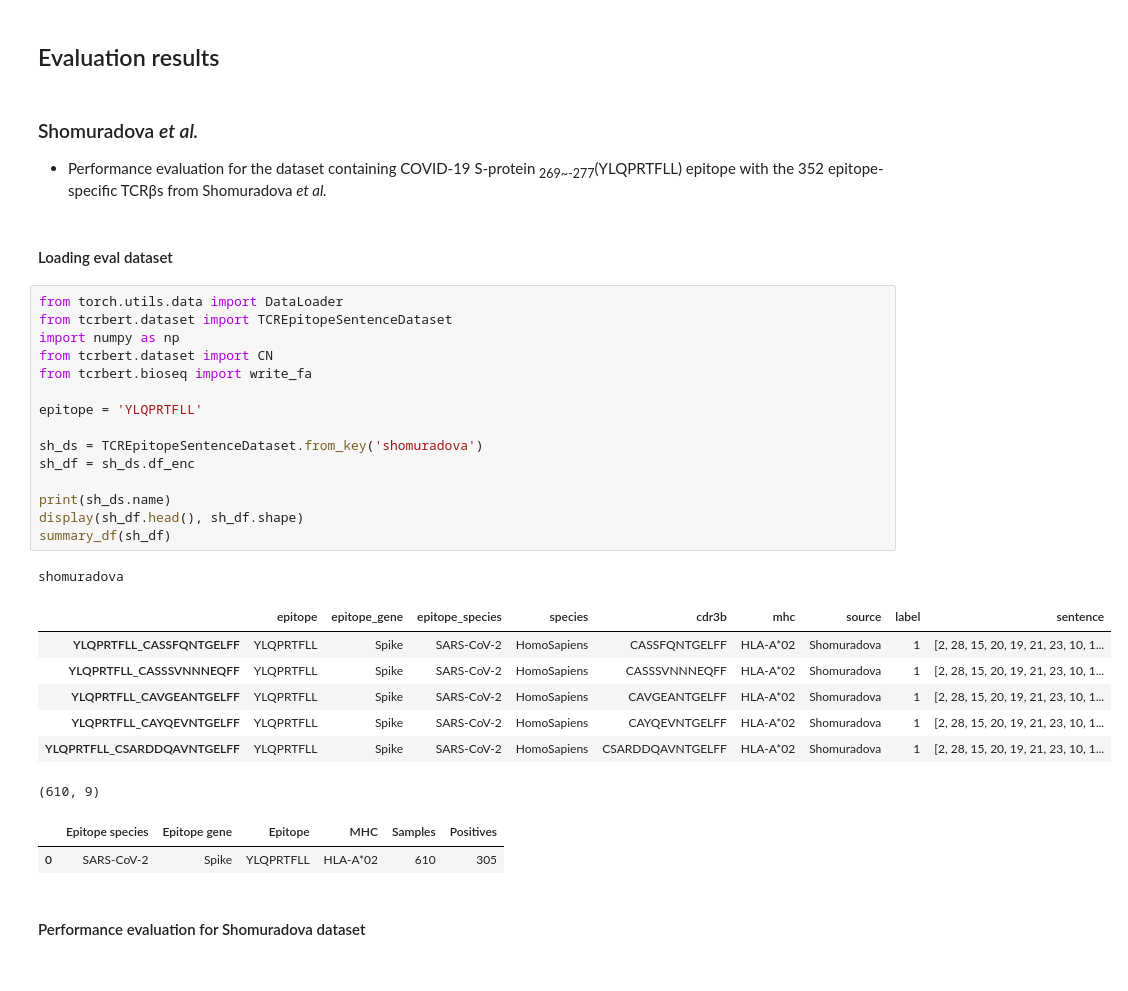
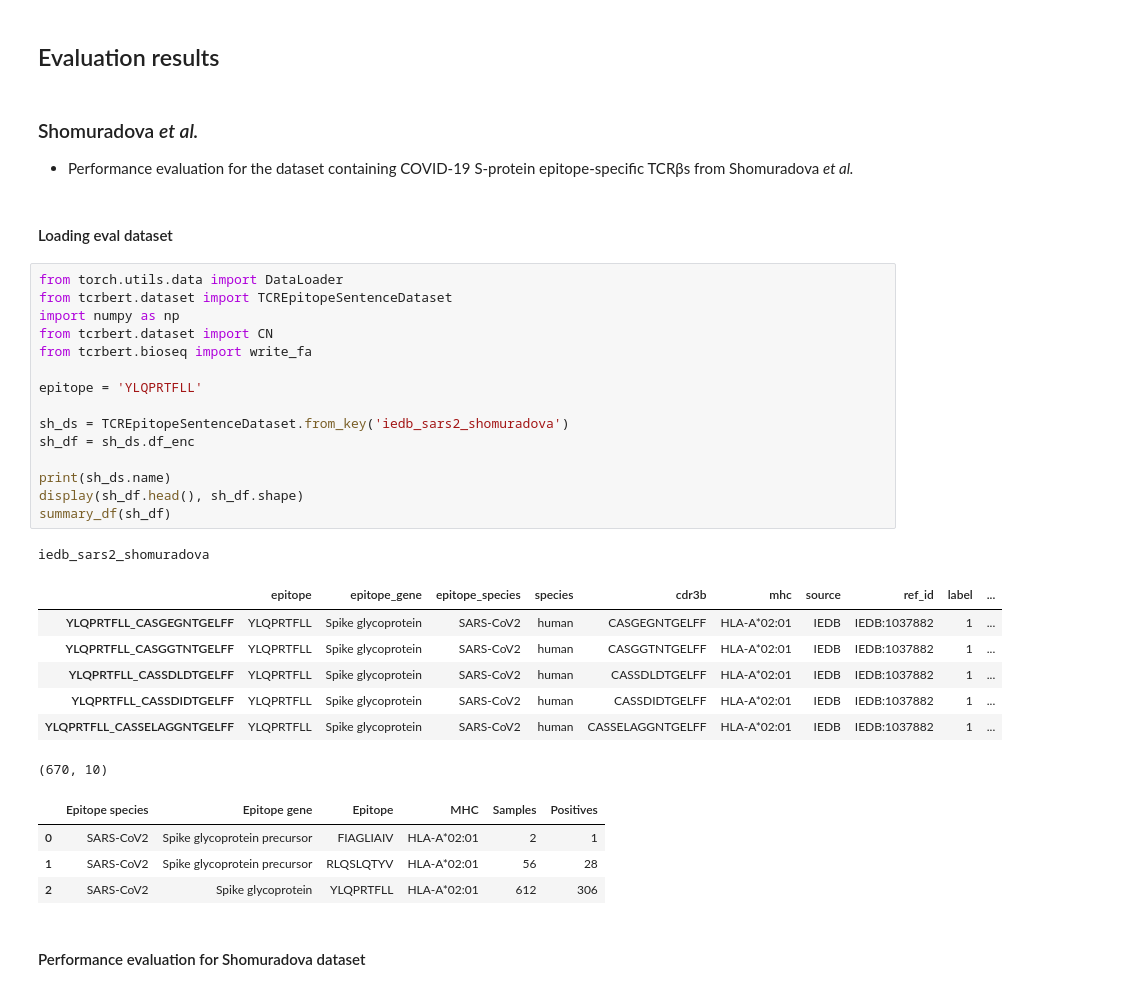
Before and after one commit to luseedbio/TCRBert, a Jupyter notebook: notebook/experiment.ipynb, the cells around one changed output. Cells and saved outputs as stored; diff of their text form.

```diff
--- a/notebook/experiment.ipynb
+++ b/notebook/experiment.ipynb
@@ -318,35 +322,37 @@ BertTCREpitopeModel(
 # %% [markdown]
 ### Shomuradova <i>et al.</i>
 
-- Performance evaluation for the dataset containing COVID-19 S-protein <sub>269~-277</sub>(YLQPRTFLL) epitope with the 352 epitope-specific TCRβs from  Shomuradova <i>et al.</i>
+- Performance evaluation for the dataset containing COVID-19 S-protein epitope-specific TCRβs from  Shomuradova <i>et al.</i>
 # %% [markdown]
 #### Loading eval dataset
 # %%
 from torch.utils.data import DataLoader
 from tcrbert.dataset import TCREpitopeSentenceDataset
 import numpy as np
 from tcrbert.dataset import CN
 from tcrbert.bioseq import write_fa
 
 epitope = 'YLQPRTFLL'
 
-sh_ds = TCREpitopeSentenceDataset.from_key('shomuradova')
+sh_ds = TCREpitopeSentenceDataset.from_key('iedb_sars2_shomuradova')
 sh_df = sh_ds.df_enc
 
 print(sh_ds.name)
 display(sh_df.head(), sh_df.shape)
 summary_df(sh_df)
 # %% [output]
-shomuradova
+iedb_sars2_shomuradova
-|  | epitope | epitope_gene | epitope_species | species | cdr3b | mhc | source | label | sentence |
-| YLQPRTFLL_CASSFQNTGELFF | YLQPRTFLL | Spike | SARS-CoV-2 | HomoSapiens | CASSFQNTGELFF | HLA-A*02 | Shomuradova | 1 | [2, 28, 15, 20, 19, 21, 23, 10, 1... |
-| YLQPRTFLL_CASSSVNNNEQFF | YLQPRTFLL | Spike | SARS-CoV-2 | HomoSapiens | CASSSVNNNEQFF | HLA-A*02 | Shomuradova | 1 | [2, 28, 15, 20, 19, 21, 23, 10, 1... |
-| YLQPRTFLL_CAVGEANTGELFF | YLQPRTFLL | Spike | SARS-CoV-2 | HomoSapiens | CAVGEANTGELFF | HLA-A*02 | Shomuradova | 1 | [2, 28, 15, 20, 19, 21, 23, 10, 1... |
-| YLQPRTFLL_CAYQEVNTGELFF | YLQPRTFLL | Spike | SARS-CoV-2 | HomoSapiens | CAYQEVNTGELFF | HLA-A*02 | Shomuradova | 1 | [2, 28, 15, 20, 19, 21, 23, 10, 1... |
-| YLQPRTFLL_CSARDDQAVNTGELFF | YLQPRTFLL | Spike | SARS-CoV-2 | HomoSapiens | CSARDDQAVNTGELFF | HLA-A*02 | Shomuradova | 1 | [2, 28, 15, 20, 19, 21, 23, 10, 1... |
+|  | epitope | epitope_gene | epitope_species | species | cdr3b | mhc | source | ref_id | label | ... |
+| YLQPRTFLL_CASGEGNTGELFF | YLQPRTFLL | Spike glycoprotein | SARS-CoV2 | human | CASGEGNTGELFF | HLA-A*02:01 | IEDB | IEDB:1037882 | 1 | ... |
+| YLQPRTFLL_CASGGTNTGELFF | YLQPRTFLL | Spike glycoprotein | SARS-CoV2 | human | CASGGTNTGELFF | HLA-A*02:01 | IEDB | IEDB:1037882 | 1 | ... |
+| YLQPRTFLL_CASSDLDTGELFF | YLQPRTFLL | Spike glycoprotein | SARS-CoV2 | human | CASSDLDTGELFF | HLA-A*02:01 | IEDB | IEDB:1037882 | 1 | ... |
+| YLQPRTFLL_CASSDIDTGELFF | YLQPRTFLL | Spike glycoprotein | SARS-CoV2 | human | CASSDIDTGELFF | HLA-A*02:01 | IEDB | IEDB:1037882 | 1 | ... |
+| YLQPRTFLL_CASSELAGGNTGELFF | YLQPRTFLL | Spike glycoprotein | SARS-CoV2 | human | CASSELAGGNTGELFF | HLA-A*02:01 | IEDB | IEDB:1037882 | 1 | ... |
-(610, 9)
+(670, 10)
 |  | Epitope species | Epitope gene | Epitope | MHC | Samples | Positives |
-| 0 | SARS-CoV-2 | Spike | YLQPRTFLL | HLA-A*02 | 610 | 305 |
+| 0 | SARS-CoV2 | Spike glycoprotein precursor | FIAGLIAIV | HLA-A*02:01 | 2 | 1 |
+| 1 | SARS-CoV2 | Spike glycoprotein precursor | RLQSLQTYV | HLA-A*02:01 | 56 | 28 |
+| 2 | SARS-CoV2 | Spike glycoprotein | YLQPRTFLL | HLA-A*02:01 | 612 | 306 |
 # %% [markdown]
 #### Performance evaluation for Shomuradova dataset
 # %%
```
Also changed, not shown: parts of 7 cells of this notebook.
